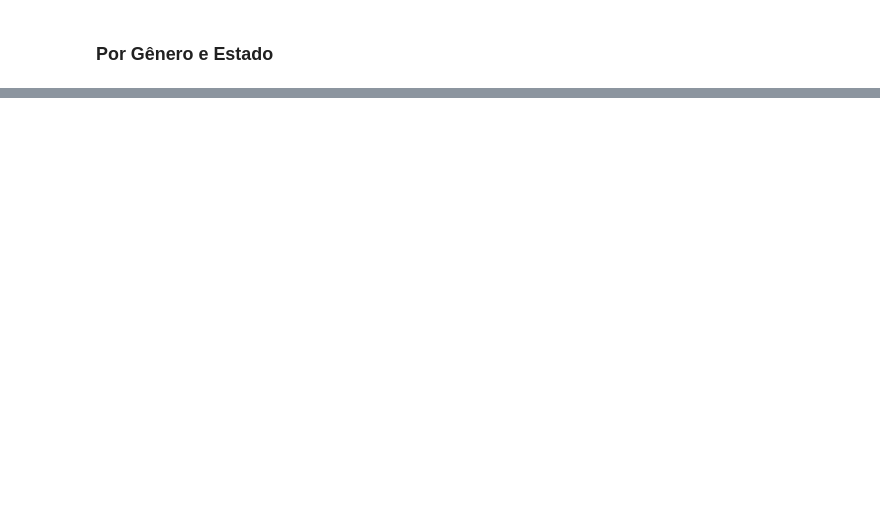
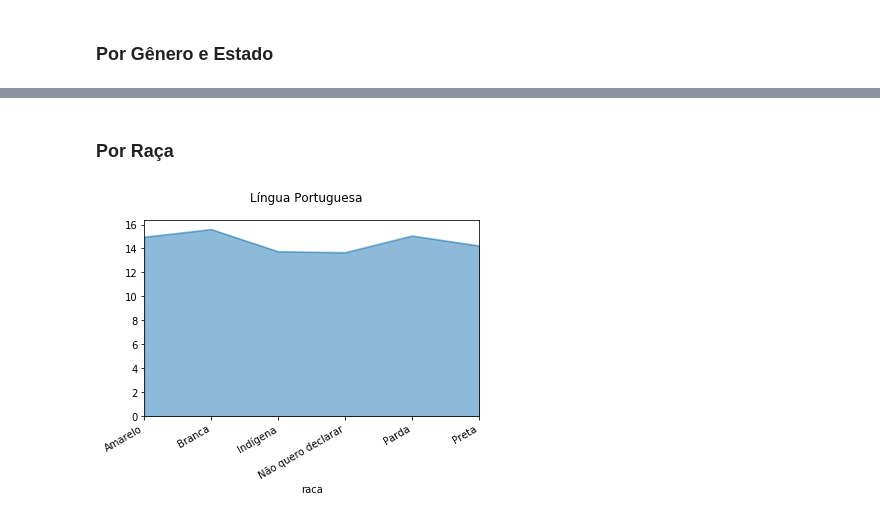
Before and after one commit to GomesDosSantos/AnaliseANEB, a Jupyter notebook: Livro.ipynb, the cells around one changed output, grey strips where cells are left out. Drawn from its saved outputs; the diff is of its cells as text; code cells hidden in the pictures; blank space fills up the shorter version.

```diff
--- a/Livro.ipynb
+++ b/Livro.ipynb
@@ -676,0 +624,14 @@ dtype: int64
+# %% [markdown]
+### Por Raça
+# %%
+ax = dados_filtrados.groupby('raca')[['nota_lp']].sum()\
+.sort_values(by='raca')\
+.apply(
+    lambda x: x / conta_tamanho_grupo('raca', x.name), axis=1
+).plot(
+    kind='area', stacked=False,
+    figsize=fig_size, legend=False,
+    subplots=True, title='Língua Portuguesa'
+)
+# %% [output]
+[figure, added]
```
Also changed, not shown: parts of 24 cells of this notebook, 1 other file.
